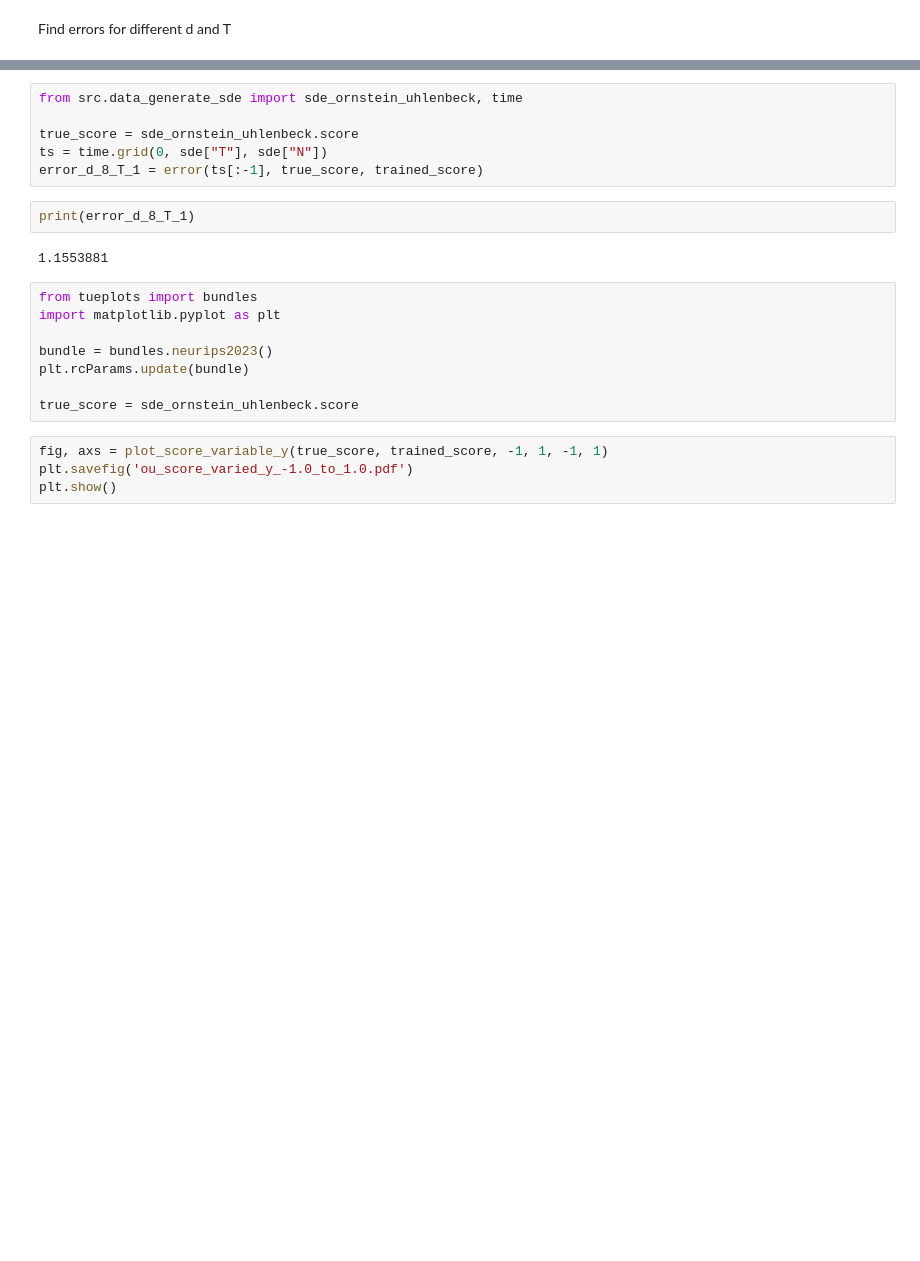
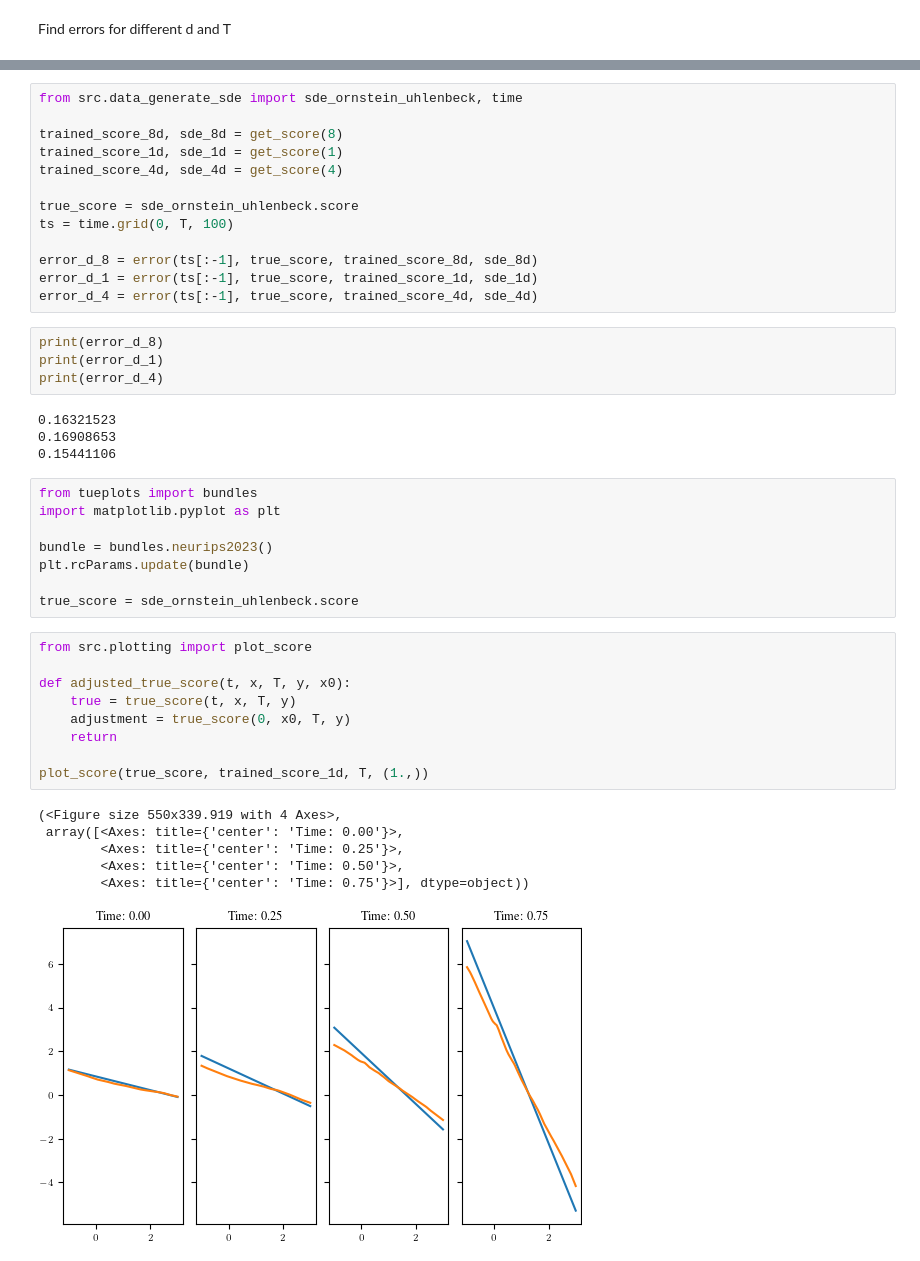
Before and after one commit to libbylbaker/forward_bridge, a Jupyter notebook: experiments/ou/plot_score_fixed_endpt.ipynb, the cells around one changed output, grey strips where cells are left out. Saved outputs shown, nothing was run; the diff lists cells and outputs as text; blank space fills up the shorter version.

```diff
--- a/experiments/ou/plot_score_fixed_endpt.ipynb
+++ b/experiments/ou/plot_score_fixed_endpt.ipynb
@@ -62,13 +31,24 @@ def error(ts, true_score, trained_score):
 # %%
 from src.data_generate_sde import sde_ornstein_uhlenbeck, time
 
+trained_score_8d, sde_8d = get_score(8)
+trained_score_1d, sde_1d = get_score(1)
+trained_score_4d, sde_4d = get_score(4)
+
 true_score = sde_ornstein_uhlenbeck.score
-ts = time.grid(0, sde["T"], sde["N"])
-error_d_8_T_1 = error(ts[:-1], true_score, trained_score)
+ts = time.grid(0, T, 100)
+
+error_d_8 = error(ts[:-1], true_score, trained_score_8d, sde_8d)
+error_d_1 = error(ts[:-1], true_score, trained_score_1d, sde_1d)
+error_d_4 = error(ts[:-1], true_score, trained_score_4d, sde_4d)
 # %%
-print(error_d_8_T_1)
+print(error_d_8)
+print(error_d_1)
+print(error_d_4)
 # %% [output]
-1.1553881
+0.16321523
+0.16908653
+0.15441106
 # %%
 from tueplots import bundles
 import matplotlib.pyplot as plt
@@ -78,7 +58,19 @@ plt.rcParams.update(bundle)
 
 true_score = sde_ornstein_uhlenbeck.score
 # %%
-fig, axs = plot_score_variable_y(true_score, trained_score, -1, 1, -1, 1)
-plt.savefig('ou_score_varied_y_-1.0_to_1.0.pdf')
-plt.show()
+from src.plotting import plot_score
+
+def adjusted_true_score(t, x, T, y, x0):
+    true = true_score(t, x, T, y)
+    adjustment = true_score(0, x0, T, y)
+    return
+
+plot_score(true_score, trained_score_1d, T, (1.,))
+# %% [output]
+(<Figure size 550x339.919 with 4 Axes>,
+ array([<Axes: title={'center': 'Time: 0.00'}>,
+        <Axes: title={'center': 'Time: 0.25'}>,
+        <Axes: title={'center': 'Time: 0.50'}>,
+        <Axes: title={'center': 'Time: 0.75'}>], dtype=object))
+[figure, added]
 # %%
```
Also changed, not shown: parts of 7 cells of this notebook, 2 other files.
